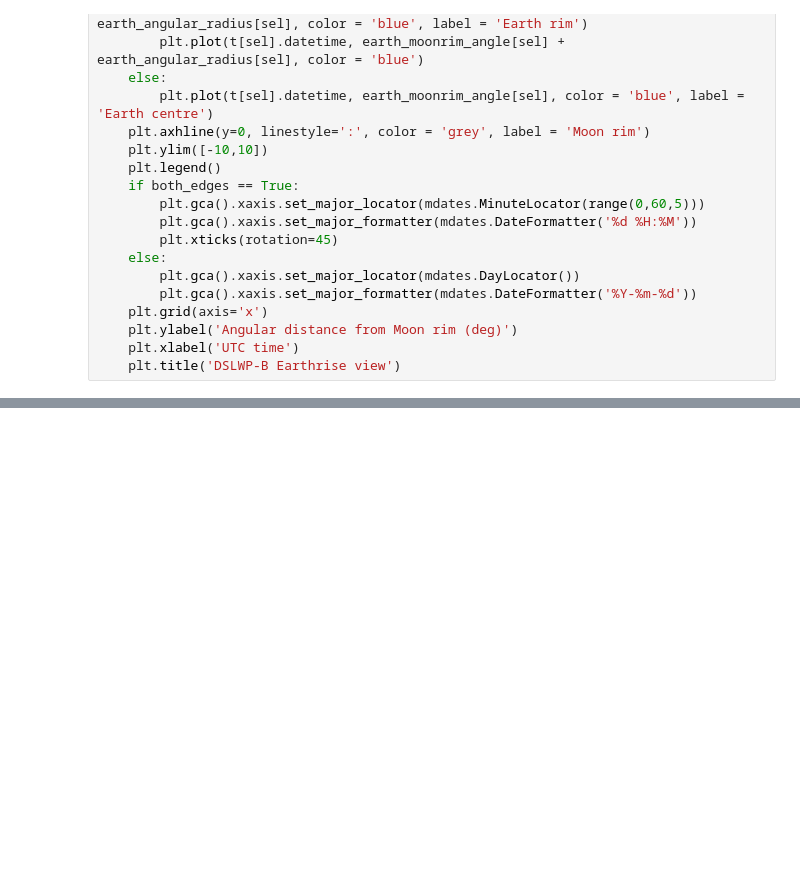
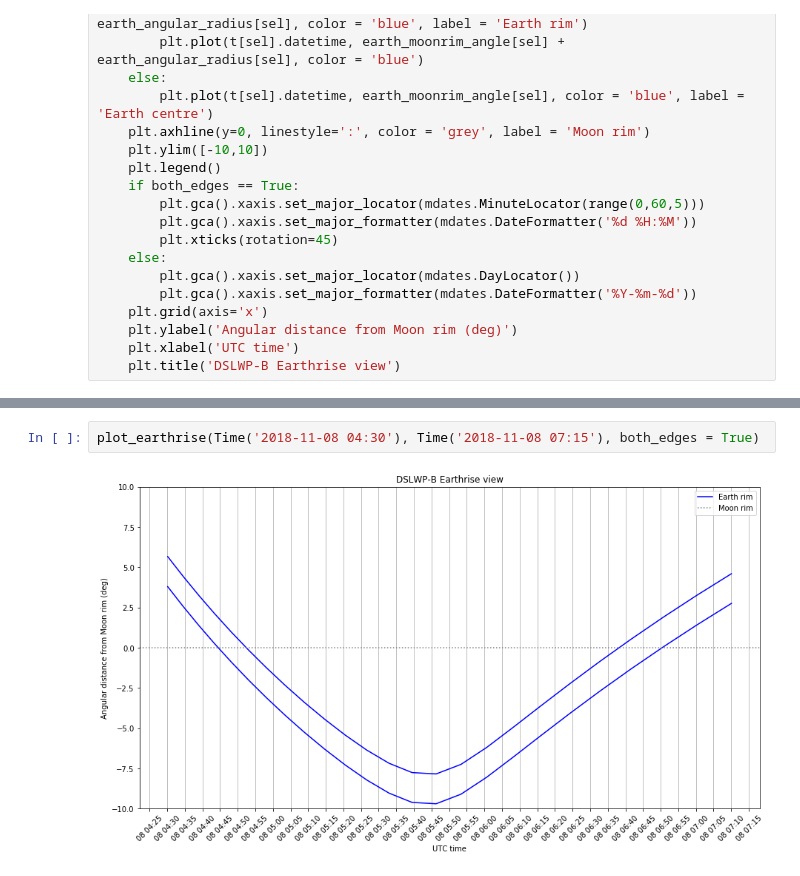
Before and after one commit to daniestevez/jupyter_notebooks, a Jupyter notebook: dslwp/DSLWP-B camera view.ipynb, the cells around one changed output, grey strips where cells are left out. Drawn from its saved outputs; the diff is of its cells as text; blank space fills up the shorter version.

```diff
--- a/dslwp/DSLWP-B camera view.ipynb
+++ b/dslwp/DSLWP-B camera view.ipynb
@@ -119 +119,5 @@ plot_earthrise(Time('2018-11-07 09:45'), Time('2018-11-07 12:00'), both_edges =
+# %%
+plot_earthrise(Time('2018-11-08 04:30'), Time('2018-11-08 07:15'), both_edges = True)
+# %% [output]
+[figure, added]
 # %%
```
Also changed, not shown: parts of 6 cells of this notebook, 2 other files.
